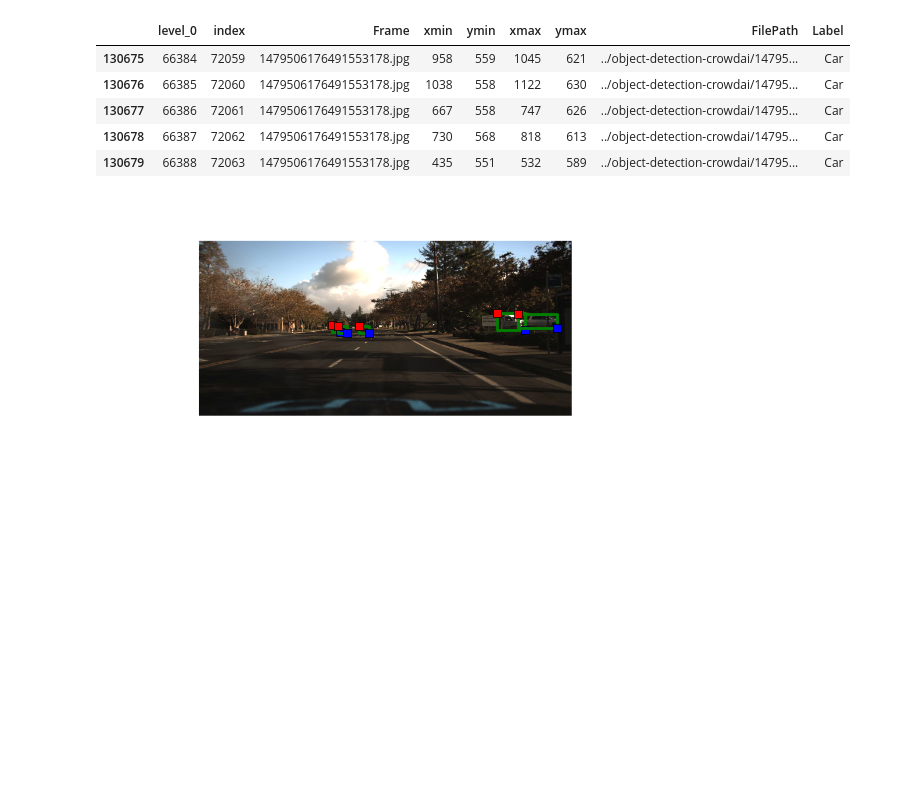
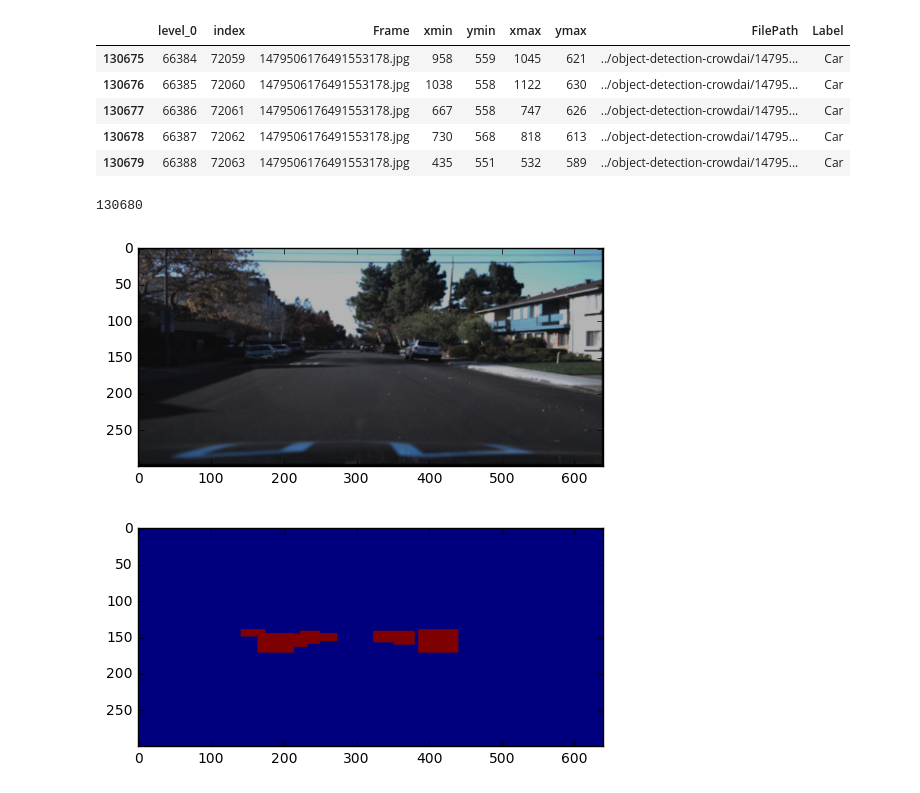
Before and after one commit to rush00121/Car-ND-Vehicle-Detection_CNN, a Jupyter notebook: train_cnn_notebook.ipynb, the cells around one changed output. Cells and saved outputs as stored; diff of their text form; code cells hidden in the pictures; blank space fills up the shorter version.

```diff
--- a/train_cnn_notebook.ipynb
+++ b/train_cnn_notebook.ipynb
@@ -137,6 +143,30 @@ def stretch_image(img,bb_boxes_f,scale_range):
     return img,bb_boxes_f
 
 
+# This function is used to augment the data
+# and add random shadows to the image
+def add_random_shadow(image):
+    top_y = 320*np.random.uniform()
+    top_x = 0
+    bot_x = 160
+    bot_y = 320*np.random.uniform()
+    image_hls = cv2.cvtColor(image,cv2.COLOR_RGB2HLS)
+    shadow_mask = 0*image_hls[:,:,1]
+    X_m = np.mgrid[0:image.shape[0],0:image.shape[1]][0]
+    Y_m = np.mgrid[0:image.shape[0],0:image.shape[1]][1]
+    shadow_mask[((X_m-top_x)*(bot_y-top_y) -(bot_x - top_x)*(Y_m-top_y) >=0)]=1
+    if np.random.randint(2)==1:
+        random_bright = .5
+        cond1 = shadow_mask==1
+        cond0 = shadow_mask==0
+        if np.random.randint(2)==1:
+            image_hls[:,:,1][cond1] = image_hls[:,:,1][cond1]*random_bright
+        else:
+            image_hls[:,:,1][cond0] = image_hls[:,:,1][cond0]*random_bright
+    image = cv2.cvtColor(image_hls,cv2.COLOR_HLS2RGB)
+    return image
+
+
 def get_image_name(df,ind,size=(640,300),augmentation = False,trans_range = 20,scale_range=20):
     ### Get image by name
 
@@ -148,12 +178,14 @@ def get_image_name(df,ind,size=(640,300),augmentation = False,trans_range = 20,s
     img = cv2.resize(img,size)
     name_str = file_name.split('/')
     name_str = name_str[-1]
+
     #print(name_str)
     #print(file_name)
     bb_boxes = df[df['Frame'] == name_str].reset_index(drop=True)
     img_size_post = np.shape(img)
 
     if augmentation == True:
+        img = add_random_shadow(img)
         img,bb_boxes = trans_image(img,bb_boxes,trans_range)
         img,bb_boxes = stretch_image(img,bb_boxes,scale_range)
         img = augment_brightness_camera_images(img)
@@ -163,7 +195,6 @@ def get_image_name(df,ind,size=(640,300),augmentation = False,trans_range = 20,s
     bb_boxes['ymin'] = np.round(bb_boxes['ymin']/img_size[0]*img_size_post[0])
     bb_boxes['ymax'] = np.round(bb_boxes['ymax']/img_size[0]*img_size_post[0])
     bb_boxes['Area'] = (bb_boxes['xmax']- bb_boxes['xmin'])*(bb_boxes['ymax']- bb_boxes['ymin'])
-    #bb_boxes = bb_boxes[bb_boxes['Area']>400]
 
     return name_str,img,bb_boxes
 
@@ -173,7 +204,6 @@ def get_mask_seg(img,bb_boxes_f):
 
     img_mask = np.zeros_like(img[:,:,0])
     for i in range(len(bb_boxes_f)):
-        #plot_bbox(bb_boxes,i,'g')
         bb_box_i = [bb_boxes_f.iloc[i]['xmin'],bb_boxes_f.iloc[i]['ymin'],
                 bb_boxes_f.iloc[i]['xmax'],bb_boxes_f.iloc[i]['ymax']]
         img_mask[bb_box_i[1]:bb_box_i[3],bb_box_i[0]:bb_box_i[2]]= 1.
@@ -201,33 +231,46 @@ def plot_im_mask(im,im_mask):
 def plot_bbox(bb_boxes,ind_bb,color='r',linewidth=2):
     ### Plot bounding box
 
     bb_box_i = [bb_boxes.iloc[ind_bb]['xmin'],
                 bb_boxes.iloc[ind_bb]['ymin'],
                 bb_boxes.iloc[ind_bb]['xmax'],
                 bb_boxes.iloc[ind_bb]['ymax']]
     plt.plot([bb_box_i[0],bb_box_i[2],bb_box_i[2],
                   bb_box_i[0],bb_box_i[0]],
              [bb_box_i[1],bb_box_i[1],bb_box_i[3],
                   bb_box_i[3],bb_box_i[1]],
              color,linewidth=linewidth)
 
 def plot_im_bbox(im,bb_boxes):
     ### Plot image and bounding box
     plt.imshow(im)
     for i in range(len(bb_boxes)):
         plot_bbox(bb_boxes,i,'g')
 
         bb_box_i = [bb_boxes.iloc[i]['xmin'],bb_boxes.iloc[i]['ymin'],
                 bb_boxes.iloc[i]['xmax'],bb_boxes.iloc[i]['ymax']]
         plt.plot(bb_box_i[0],bb_box_i[1],'rs')
         plt.plot(bb_box_i[2],bb_box_i[3],'bs')
     plt.axis('off');
+    plt.show()
 
 
-name,img,bboxes = get_image_name(df_vehicles,4)
+print(len(df_vehicles))
+
+name,img,bboxes = get_image_name(df_vehicles,130679,augmentation=True)
 
 img_mask = get_mask_seg(img,bboxes)
 #plot_im_mask(img,img_mask)
-plot_im_bbox(img,bboxes)
+#plot_im_bbox(img,bboxes)
+
+im = np.array(img,dtype=np.uint8)
+#im_mask = np.array(img_mask,dtype=np.uint8)
+
+plt.imshow(im)
+plt.show()
+plt.imshow(img_mask[:,:,0])
+plt.show()
 # %% [output]
+130680
-[figure, old version]
+[figure, new version]
+[figure, added]
```
Also changed, not shown: parts of 8 cells of this notebook.
